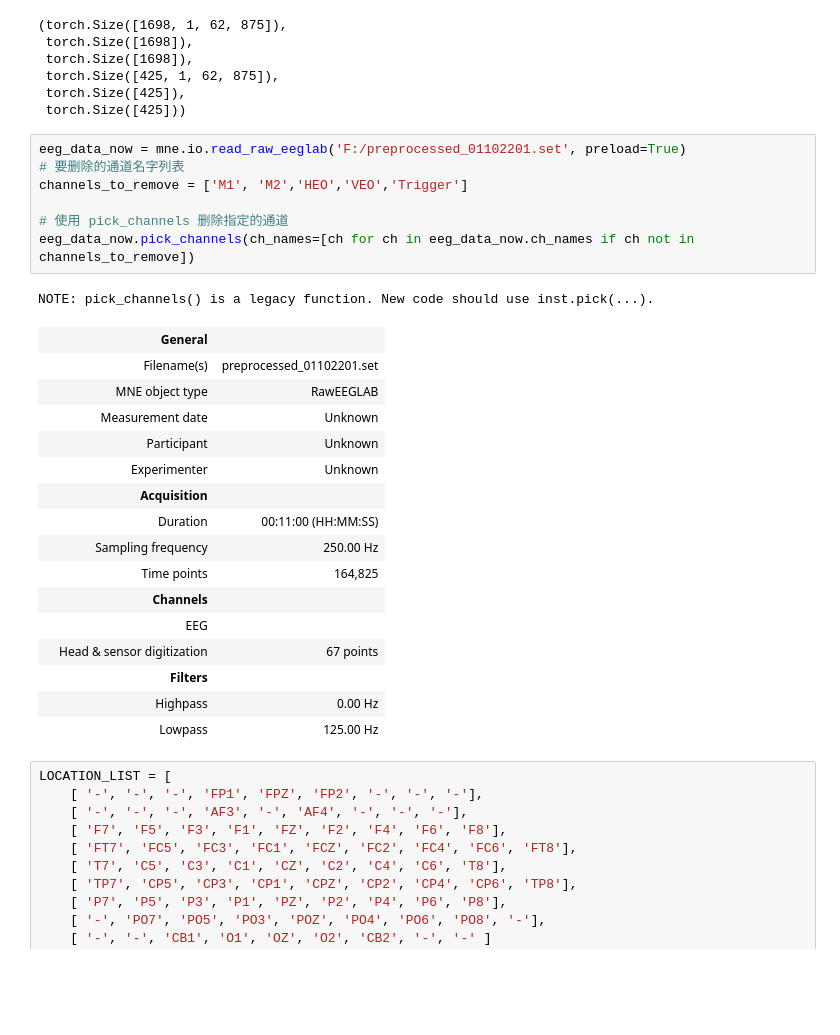
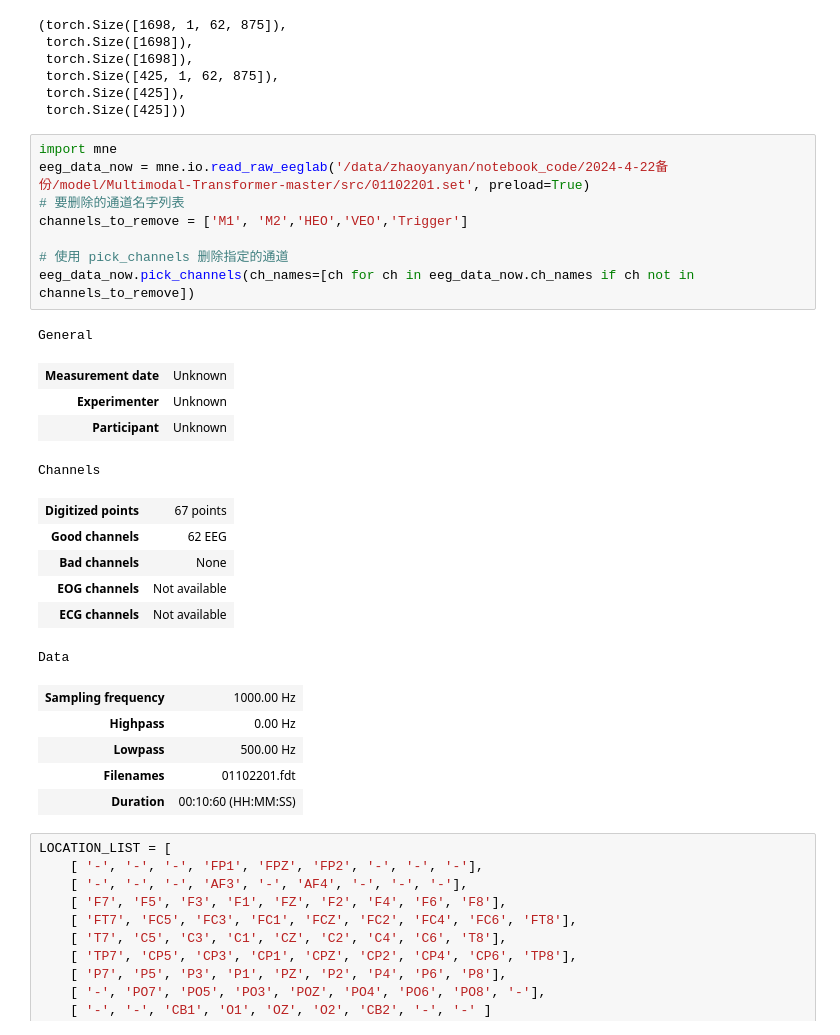
Before and after one commit to qimingzitainanla/MECM, a Jupyter notebook: MeCM-EDNet.ipynb, the cells around one changed output. Cells and saved outputs as stored; diff of their text form; blank space fills up the shorter version.

```diff
--- a/MeCM-EDNet.ipynb
+++ b/MeCM-EDNet.ipynb
@@ -42,30 +42,30 @@ train_data.shape,train_dec_label.shape,train_emo_label.shape,test_data.shape,tes
  torch.Size([425]),
  torch.Size([425]))
 # %%
-eeg_data_now = mne.io.read_raw_eeglab('F:/preprocessed_01102201.set', preload=True)
+import mne
+eeg_data_now = mne.io.read_raw_eeglab('/data/zhaoyanyan/notebook_code/2024-4-22备份/model/Multimodal-Transformer-master/src/01102201.set', preload=True)
 # 要删除的通道名字列表
 channels_to_remove = ['M1', 'M2','HEO','VEO','Trigger']
 
 # 使用 pick_channels 删除指定的通道
 eeg_data_now.pick_channels(ch_names=[ch for ch in eeg_data_now.ch_names if ch not in channels_to_remove])
 # %% [output]
-NOTE: pick_channels() is a legacy function. New code should use inst.pick(...).
+General
-|  | General |  |
-|  | Filename(s) | preprocessed_01102201.set |
-|  | MNE object type | RawEEGLAB |
-|  | Measurement date | Unknown |
-|  | Participant | Unknown |
-|  | Experimenter | Unknown |
-|  | Acquisition |  |
-|  | Duration | 00:11:00 (HH:MM:SS) |
-|  | Sampling frequency | 250.00 Hz |
-|  | Time points | 164,825 |
-|  | Channels |  |
-|  | EEG |  |
-|  | Head & sensor digitization | 67 points |
-|  | Filters |  |
-|  | Highpass | 0.00 Hz |
-|  | Lowpass | 125.00 Hz |
+| Measurement date | Unknown |
+| Experimenter | Unknown |
+| Participant | Unknown |
+Channels
+| Digitized points | 67 points |
+| Good channels | 62 EEG |
+| Bad channels | None |
+| EOG channels | Not available |
+| ECG channels | Not available |
+Data
+| Sampling frequency | 1000.00 Hz |
+| Highpass | 0.00 Hz |
+| Lowpass | 500.00 Hz |
+| Filenames | 01102201.fdt |
+| Duration | 00:10:60 (HH:MM:SS) |
 # %%
 LOCATION_LIST = [
     [ '-', '-', '-', 'FP1', 'FPZ', 'FP2', '-', '-', '-'],
```
Also changed, not shown: parts of 7 cells of this notebook.
